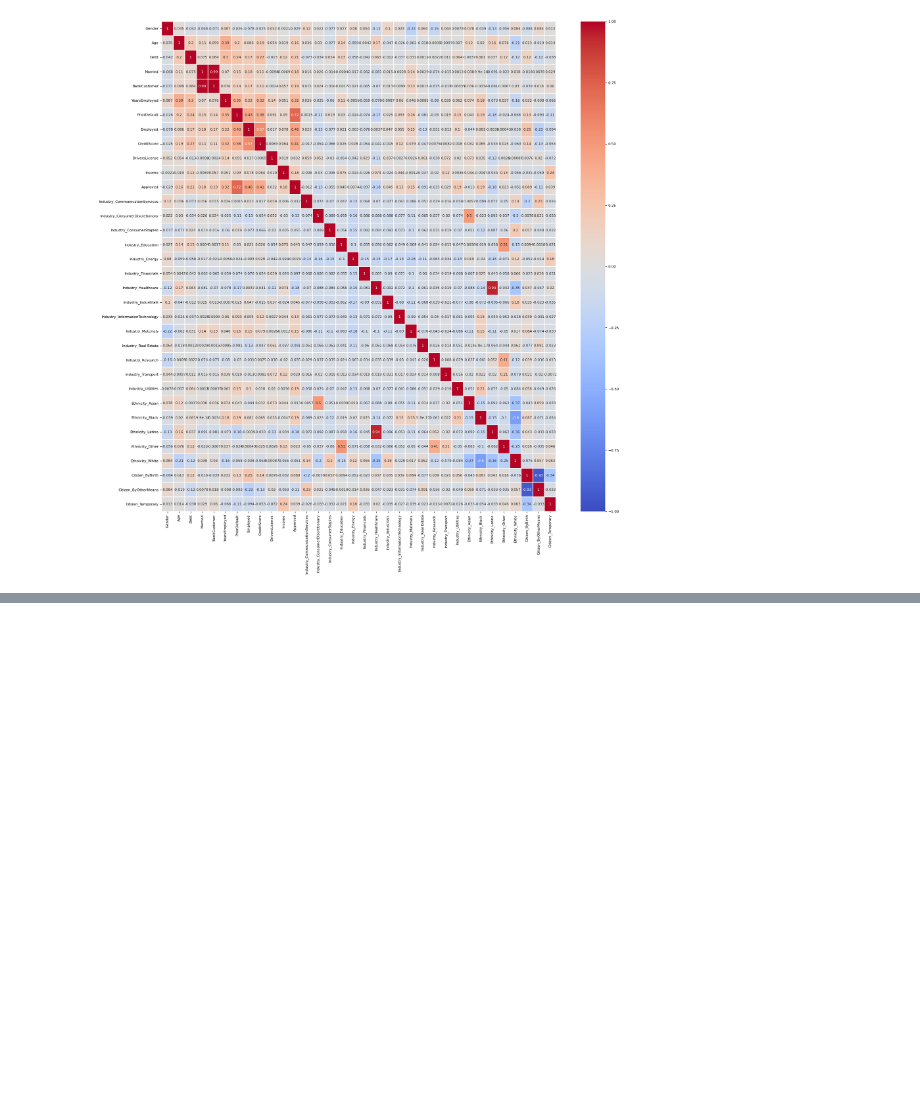
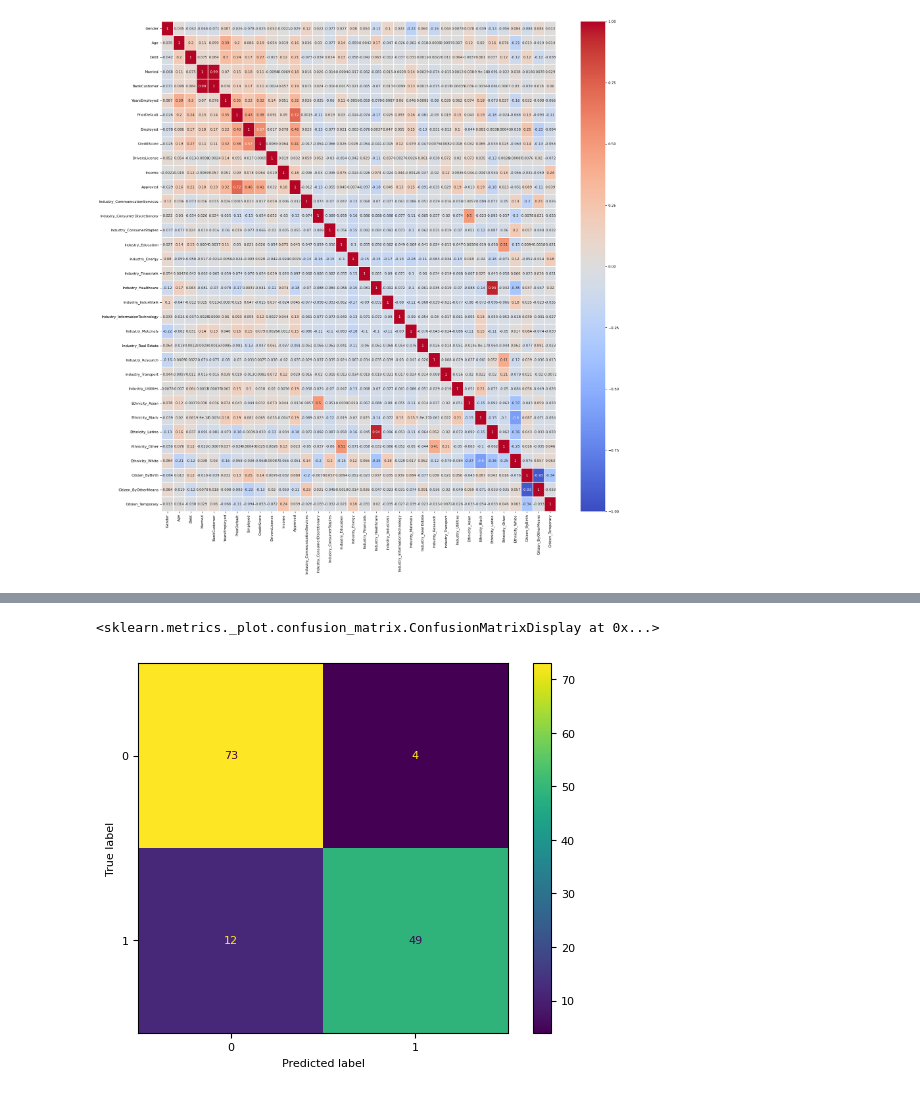
Before and after one commit to piyushdawadi/Credit_Card_Approval, a Jupyter notebook: eda.ipynb, the cells around one changed output, grey strips where cells are left out. Drawn from its saved outputs; the diff is of its cells as text; code cells hidden in the pictures; blank space fills up the shorter version.

Commit message:
Added Classification Report and Confusion Matrix

```diff
--- a/eda.ipynb
+++ b/eda.ipynb
@@ -203,0 +219,5 @@ sns.heatmap(dv.corr(), annot = True, vmin=-1, vmax=1, center= 0, cmap= 'coolwarm
+# %%
+ConfusionMatrixDisplay.from_predictions(y_test, y_test_predicted)
+# %% [output]
+<sklearn.metrics._plot.confusion_matrix.ConfusionMatrixDisplay at 0x...>
+[figure, added]
```
Also changed, not shown: parts of 4 cells of this notebook.
